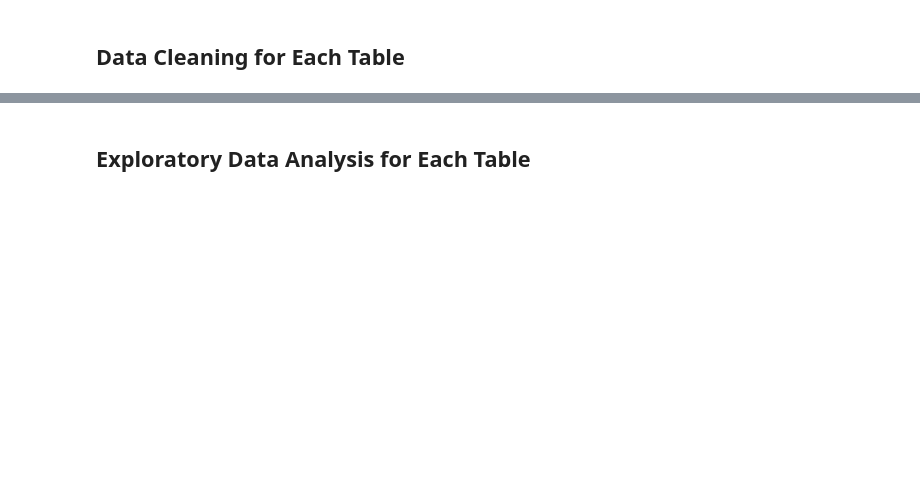
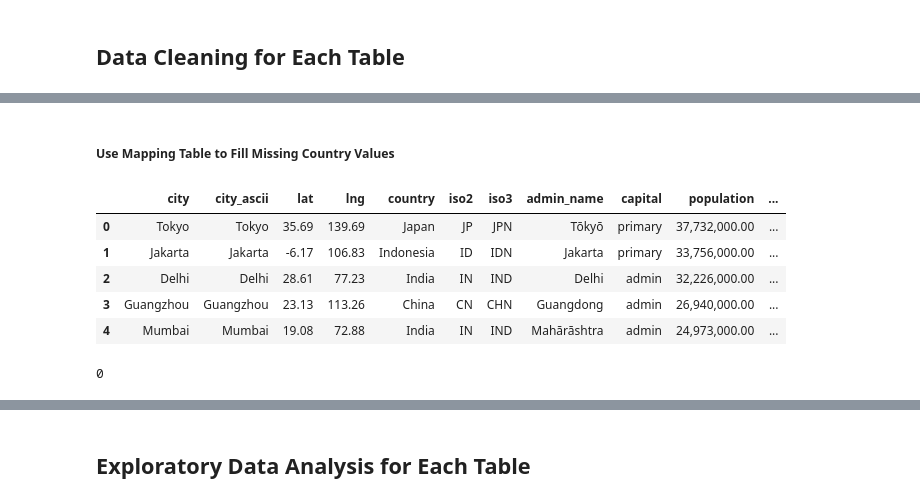
Before and after one commit to OliwiaLewandowska/book-oracle, a Jupyter notebook: book-oracle.ipynb, the cells around one changed output, grey strips where cells are left out. Saved outputs shown, nothing was run; the diff lists cells and outputs as text; code cells hidden in the pictures; blank space fills up the shorter version.

```diff
--- a/book-oracle.ipynb
+++ b/book-oracle.ipynb
@@ -51,0 +211,13 @@ RSEED = 42
+# %% [markdown]
+##### Use Mapping Table to Fill Missing Country Values
+# %%
+#Import mapping table for missing values in country and create a new dataframe
+worldcities_df = pd.read_csv('data/worldcities.csv')
+worldcities_df.head()
+# %% [output]
+|  | city | city_ascii | lat | lng | country | iso2 | iso3 | admin_name | capital | population | ... |
+| 0 | Tokyo | Tokyo | 35.69 | 139.69 | Japan | JP | JPN | Tōkyō | primary | 37,732,000.00 | ... |
+| 1 | Jakarta | Jakarta | -6.17 | 106.83 | Indonesia | ID | IDN | Jakarta | primary | 33,756,000.00 | ... |
+| 2 | Delhi | Delhi | 28.61 | 77.23 | India | IN | IND | Delhi | admin | 32,226,000.00 | ... |
+| 3 | Guangzhou | Guangzhou | 23.13 | 113.26 | China | CN | CHN | Guangdong | admin | 26,940,000.00 | ... |
+| 4 | Mumbai | Mumbai | 19.08 | 72.88 | India | IN | IND | Mahārāshtra | admin | 24,973,000.00 | ... |
@@ -51,0 +233,5 @@ RSEED = 42
+# %%
+#check remaining missing values in country
+df['country'].isna().sum()
+# %% [output]
+0
```
Also changed, not shown: parts of 48 cells of this notebook, 7 other files.
